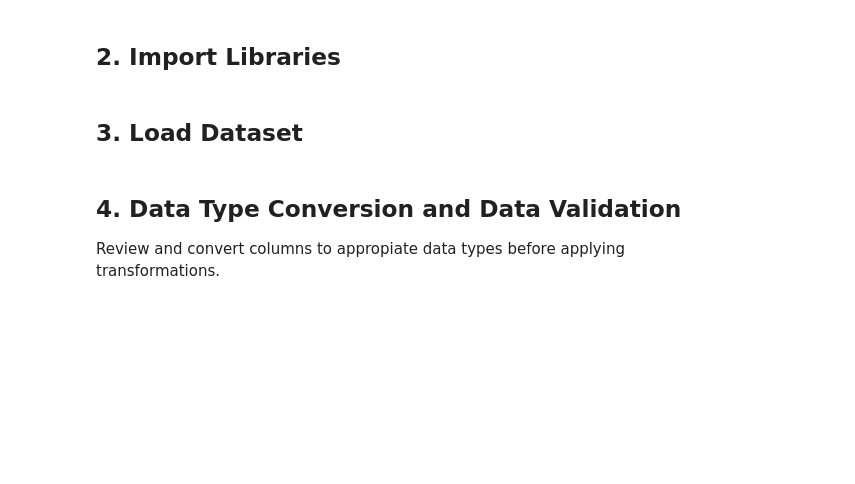
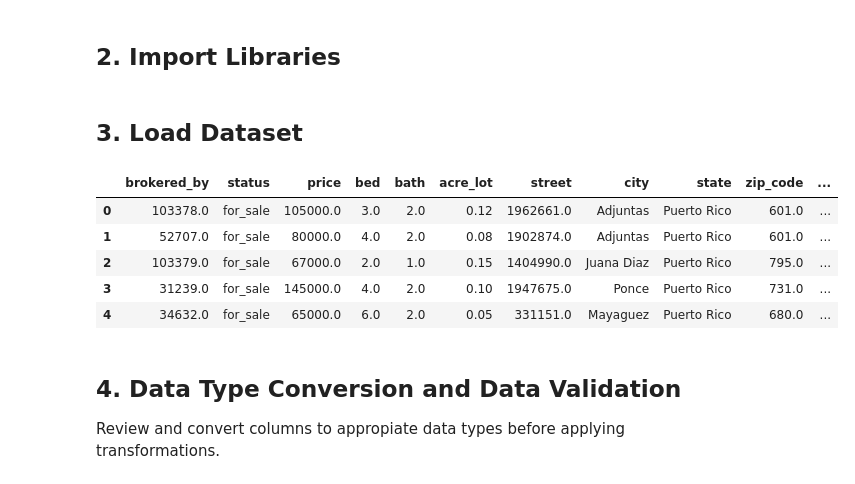
Before and after one commit to daniacarmenate/real-estate-data-platform, a Jupyter notebook: notebooks/02_data_cleaning.ipynb, the cells around one changed output. Drawn from its saved outputs; the diff is of its cells as text; code cells hidden in the pictures; blank space fills up the shorter version.

```diff
--- a/notebooks/02_data_cleaning.ipynb
+++ b/notebooks/02_data_cleaning.ipynb
@@ -12,7 +12,16 @@ import pandas as pd
 # %% [markdown]
 ## 3. Load Dataset
 # %%
-df = pd.read_csv("C:/Users/dania/Documents/GIT/real-estate-data-platform/data/raw/realtor-data.csv")
+df = pd.read_csv("../data/raw/realtor-data.csv")
+# %%
+df.head()
+# %% [output]
+|  | brokered_by | status | price | bed | bath | acre_lot | street | city | state | zip_code | ... |
+| 0 | 103378.0 | for_sale | 105000.0 | 3.0 | 2.0 | 0.12 | 1962661.0 | Adjuntas | Puerto Rico | 601.0 | ... |
+| 1 | 52707.0 | for_sale | 80000.0 | 4.0 | 2.0 | 0.08 | 1902874.0 | Adjuntas | Puerto Rico | 601.0 | ... |
+| 2 | 103379.0 | for_sale | 67000.0 | 2.0 | 1.0 | 0.15 | 1404990.0 | Juana Diaz | Puerto Rico | 795.0 | ... |
+| 3 | 31239.0 | for_sale | 145000.0 | 4.0 | 2.0 | 0.10 | 1947675.0 | Ponce | Puerto Rico | 731.0 | ... |
+| 4 | 34632.0 | for_sale | 65000.0 | 6.0 | 2.0 | 0.05 | 331151.0 | Mayaguez | Puerto Rico | 680.0 | ... |
 # %% [markdown]
 ## 4. Data Type Conversion and Data Validation
 
```
Also changed, not shown: parts of 1 cell of this notebook, 4 other files.
